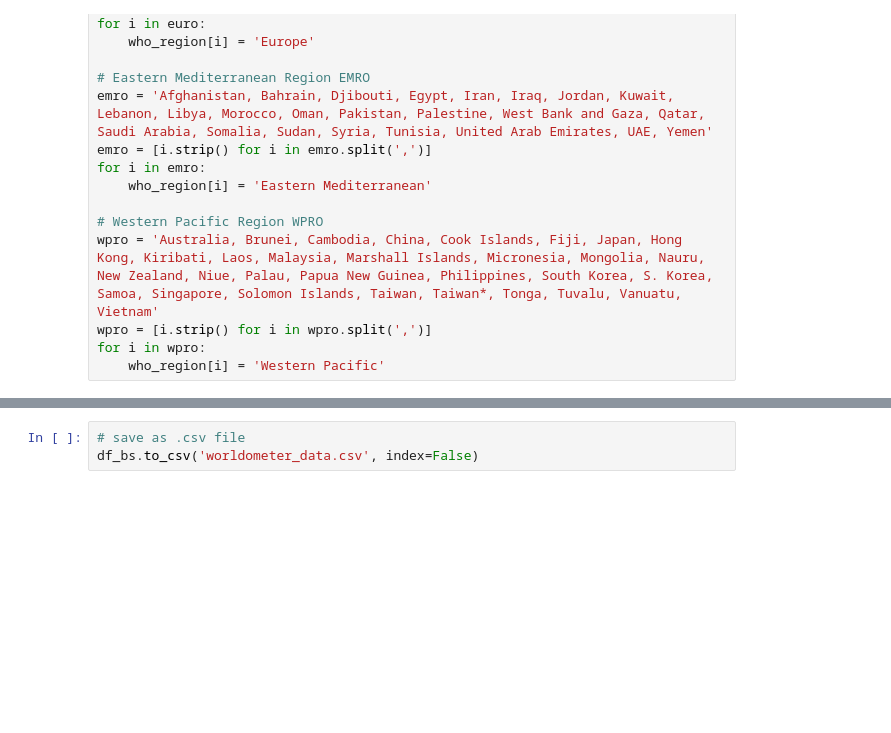
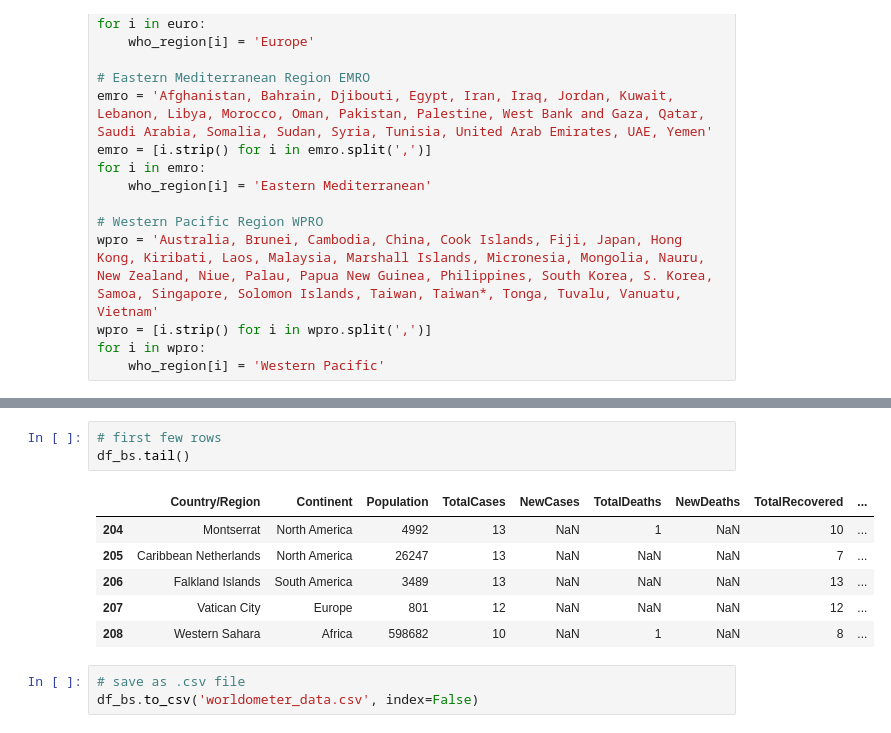
Before and after one commit to imdevskp/covid_19_jhu_data_web_scrap_and_cleaning, a Jupyter notebook: worldometer_site_web_scrapping.ipynb, the cells around one changed output, grey strips where cells are left out. Cells and saved outputs as stored; diff of their text form; blank space fills up the shorter version.

```diff
--- a/worldometer_site_web_scrapping.ipynb
+++ b/worldometer_site_web_scrapping.ipynb
@@ -209,3 +217,13 @@ df_bs.head()
+# %%
+# first few rows
+df_bs.tail()
+# %% [output]
+|  | Country/Region | Continent | Population | TotalCases | NewCases | TotalDeaths | NewDeaths | TotalRecovered | ... |
+| 204 | Montserrat | North America | 4992 | 13 | NaN | 1 | NaN | 10 | ... |
+| 205 | Caribbean Netherlands | North America | 26247 | 13 | NaN | NaN | NaN | 7 | ... |
+| 206 | Falkland Islands | South America | 3489 | 13 | NaN | NaN | NaN | 13 | ... |
+| 207 | Vatican City | Europe | 801 | 12 | NaN | NaN | NaN | 12 | ... |
+| 208 | Western Sahara | Africa | 598682 | 10 | NaN | 1 | NaN | 8 | ... |
 # %%
 # save as .csv file
 df_bs.to_csv('worldometer_data.csv', index=False)
```
Also changed, not shown: parts of 7 cells of this notebook, 2 other files.
